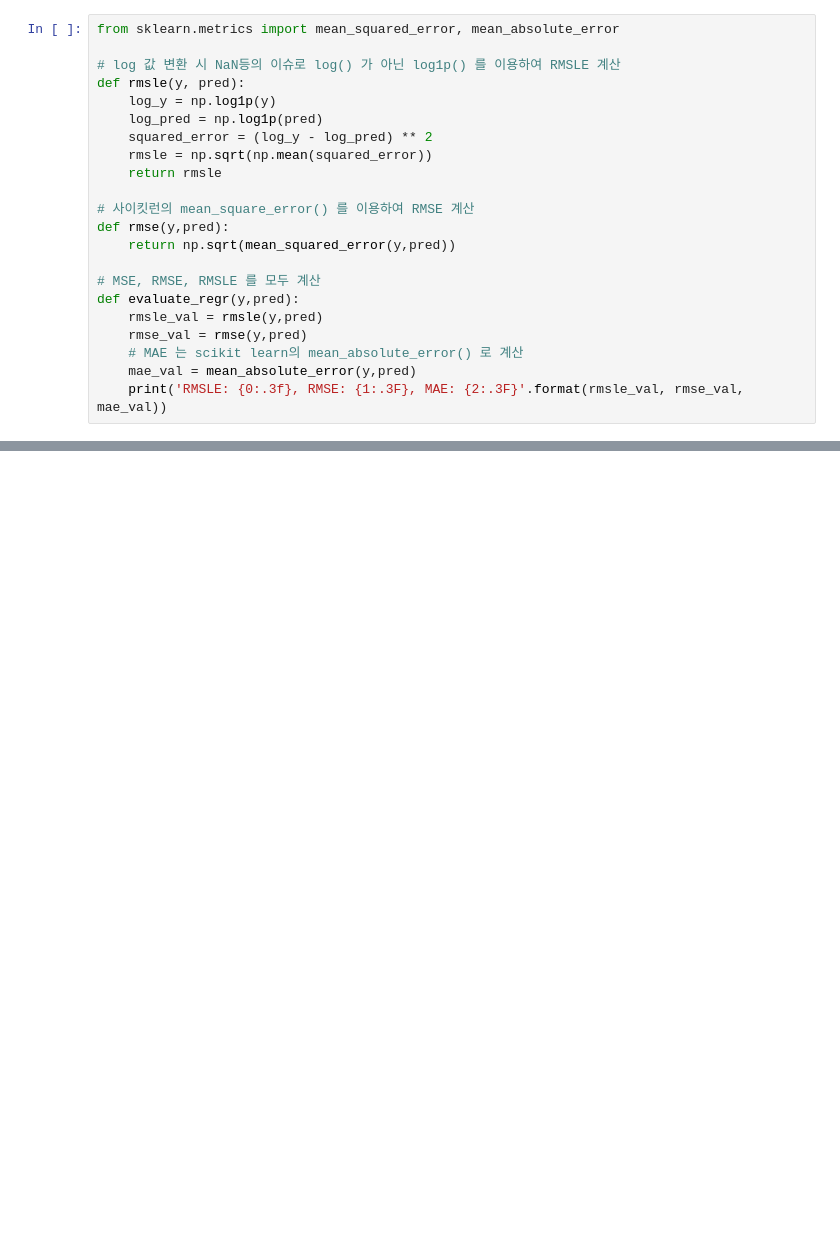
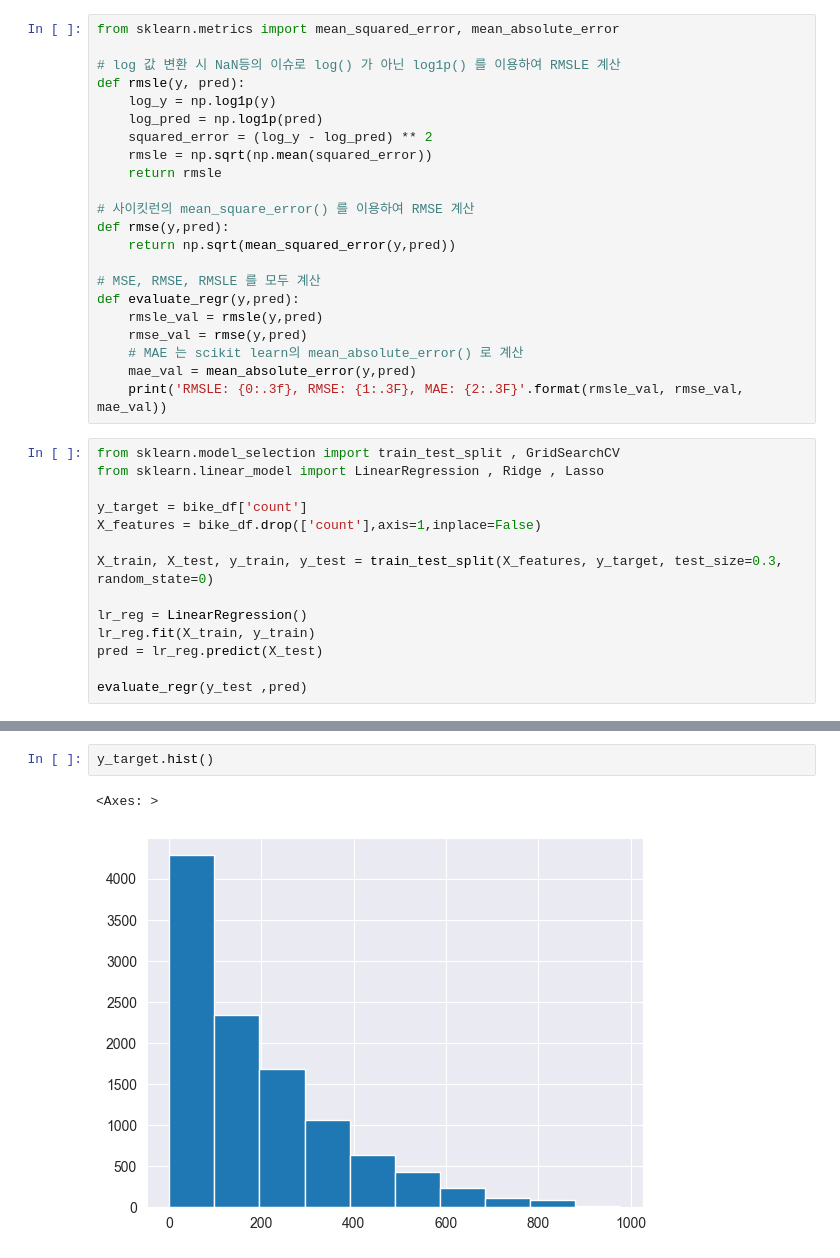
Before and after one commit to kartmon61/ml-study, a Jupyter notebook: regression/bike_sharing.ipynb, the cells around one changed output, grey strips where cells are left out. Drawn from its saved outputs; the diff is of its cells as text; blank space fills up the shorter version.

Commit message:
study: bike_sharing kaggle study

```diff
--- a/regression/bike_sharing.ipynb
+++ b/regression/bike_sharing.ipynb
@@ -124,3 +124,17 @@ def evaluate_regr(y,pred):
     # MAE 는 scikit learn의 mean_absolute_error() 로 계산
     mae_val = mean_absolute_error(y,pred)
     print('RMSLE: {0:.3f}, RMSE: {1:.3F}, MAE: {2:.3F}'.format(rmsle_val, rmse_val, mae_val))
+# %%
+from sklearn.model_selection import train_test_split , GridSearchCV
+from sklearn.linear_model import LinearRegression , Ridge , Lasso
+
+y_target = bike_df['count']
+X_features = bike_df.drop(['count'],axis=1,inplace=False)
+
+X_train, X_test, y_train, y_test = train_test_split(X_features, y_target, test_size=0.3, random_state=0)
+
+lr_reg = LinearRegression()
+lr_reg.fit(X_train, y_train)
+pred = lr_reg.predict(X_test)
+
+evaluate_regr(y_test ,pred)
@@ -126,0 +160,5 @@ def evaluate_regr(y,pred):
+# %%
+y_target.hist()
+# %% [output]
+<Axes: >
+[figure, added]
```
Also changed, not shown: parts of 12 cells of this notebook.
